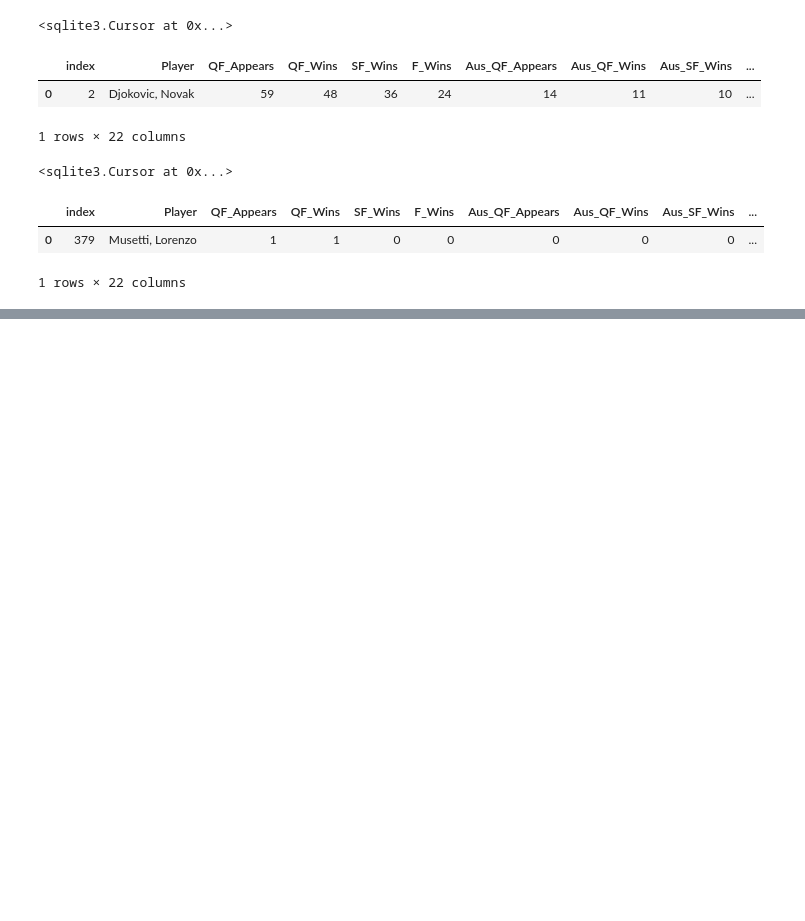
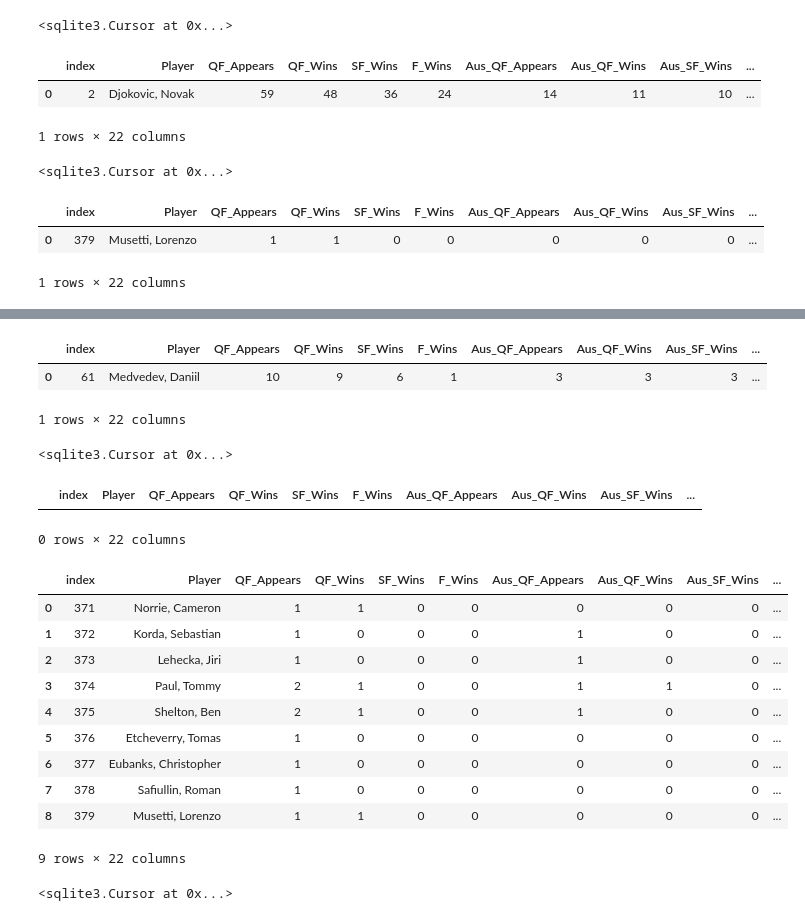
Before and after one commit to gadamico/Sports-Data, a Jupyter notebook: mens_singles_tennis/notebooks/scratch-tennis-db-updating3.ipynb, the cells around one changed output, grey strips where cells are left out. Saved outputs shown, nothing was run; the diff lists cells and outputs as text; code cells hidden in the pictures; blank space fills up the shorter version.

```diff
--- a/mens_singles_tennis/notebooks/scratch-tennis-db-updating3.ipynb
+++ b/mens_singles_tennis/notebooks/scratch-tennis-db-updating3.ipynb
@@ -597,0 +613,2 @@ conn.close()
+# %%
+conn = sqlite3.connect('../data/tennis.db')
@@ -597,0 +647,71 @@ conn.close()
+# %%
+pd.read_sql(
+    """
+    SELECT *
+    FROM mens_tennis
+    WHERE Player = "Medvedev, Daniil"
+    """
+,
+conn
+)
+# %% [output]
+|  | index | Player | QF_Appears | QF_Wins | SF_Wins | F_Wins | Aus_QF_Appears | Aus_QF_Wins | Aus_SF_Wins | ... |
+| 0 | 61 | Medvedev, Daniil | 10 | 9 | 6 | 1 | 3 | 3 | 3 | ... |
+1 rows × 22 columns
+# %%
+conn.execute(
+    """
+    UPDATE mens_tennis
+    SET QF_Appears = 11,
+    US_QF_Appears = 5
+
+    WHERE Player = 'Medvedev, Daniil'
+    """
+)
+# %% [output]
+<sqlite3.Cursor at 0x...>
+# %%
+pd.read_sql(
+    """
+    SELECT *
+    FROM mens_tennis
+    WHERE Player = "Draper, Jack"
+    """
+,
+conn
+)
+# %% [output]
+|  | index | Player | QF_Appears | QF_Wins | SF_Wins | F_Wins | Aus_QF_Appears | Aus_QF_Wins | Aus_SF_Wins | ... |
+0 rows × 22 columns
+# %%
+pd.read_sql(
+    """
+    SELECT *
+    FROM mens_tennis
+    WHERE "index" > 370
+    """
+,
+conn
+)
+# %% [output]
+|  | index | Player | QF_Appears | QF_Wins | SF_Wins | F_Wins | Aus_QF_Appears | Aus_QF_Wins | Aus_SF_Wins | ... |
+| 0 | 371 | Norrie, Cameron | 1 | 1 | 0 | 0 | 0 | 0 | 0 | ... |
+| 1 | 372 | Korda, Sebastian | 1 | 0 | 0 | 0 | 1 | 0 | 0 | ... |
+| 2 | 373 | Lehecka, Jiri | 1 | 0 | 0 | 0 | 1 | 0 | 0 | ... |
+| 3 | 374 | Paul, Tommy | 2 | 1 | 0 | 0 | 1 | 1 | 0 | ... |
+| 4 | 375 | Shelton, Ben | 2 | 1 | 0 | 0 | 1 | 0 | 0 | ... |
+| 5 | 376 | Etcheverry, Tomas | 1 | 0 | 0 | 0 | 0 | 0 | 0 | ... |
+| 6 | 377 | Eubanks, Christopher | 1 | 0 | 0 | 0 | 0 | 0 | 0 | ... |
+| 7 | 378 | Safiullin, Roman | 1 | 0 | 0 | 0 | 0 | 0 | 0 | ... |
+| 8 | 379 | Musetti, Lorenzo | 1 | 1 | 0 | 0 | 0 | 0 | 0 | ... |
+9 rows × 22 columns
+# %%
+conn.execute(
+    """
+    INSERT INTO mens_tennis
+    VALUES (380, 'Draper, Jack', 1, 1, 0, 0, 0, 0, 0, 0, 0, 0,
+    0, 0, 0, 0, 0, 0, 1, 1, 0, 0)
+    """
+)
+# %% [output]
+<sqlite3.Cursor at 0x...>
```
Also changed, not shown: parts of 17 cells of this notebook, 1 other file.
